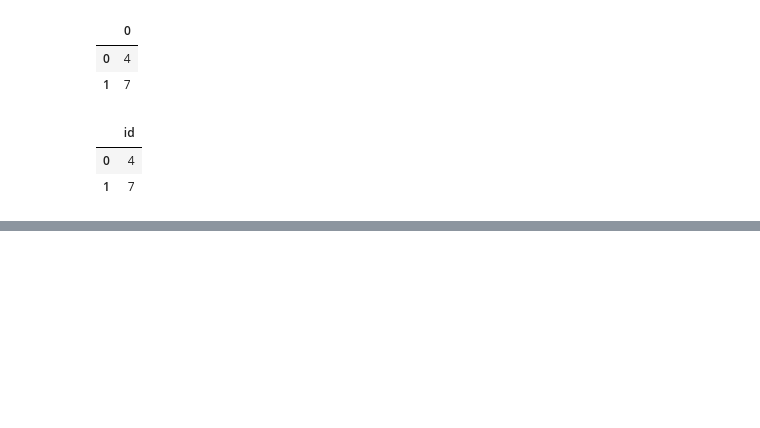
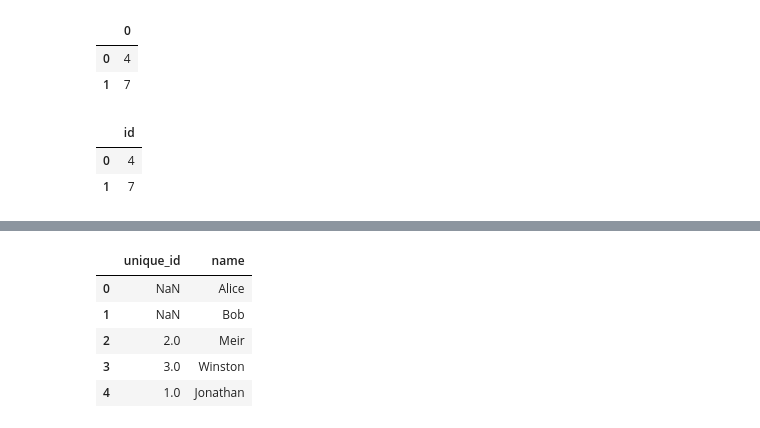
Before and after one commit to kz-codes/leetcode, a Jupyter notebook: database.ipynb, the cells around one changed output, grey strips where cells are left out. Drawn from its saved outputs; the diff is of its cells as text; code cells hidden in the pictures; blank space fills up the shorter version.

```diff
--- a/database.ipynb
+++ b/database.ipynb
@@ -778,0 +960,18 @@ article_views(views)
+# %%
+import pandas as pd
+
+
+def replace_employee_id(
+    employees: pd.DataFrame, employee_uni: pd.DataFrame
+) -> pd.DataFrame:
+    df = pd.merge(employees, employee_uni, on="id", how="left")
+    return df[["unique_id", "name"]]
+# %%
+replace_employee_id(employees, employee_uni)
+# %% [output]
+|  | unique_id | name |
+| 0 | NaN | Alice |
+| 1 | NaN | Bob |
+| 2 | 2.0 | Meir |
+| 3 | 3.0 | Winston |
+| 4 | 1.0 | Jonathan |
```
Also changed, not shown: parts of 19 cells of this notebook, 1 other file.
